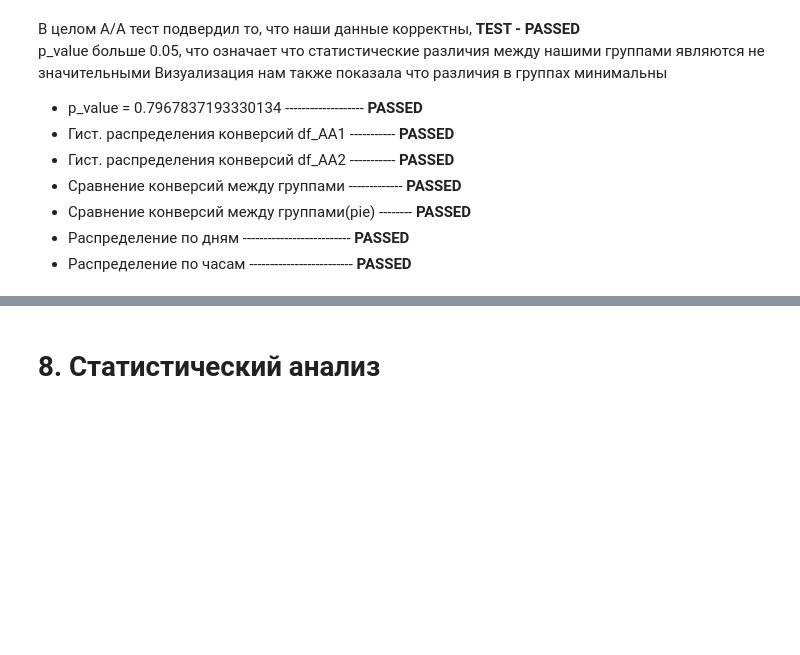
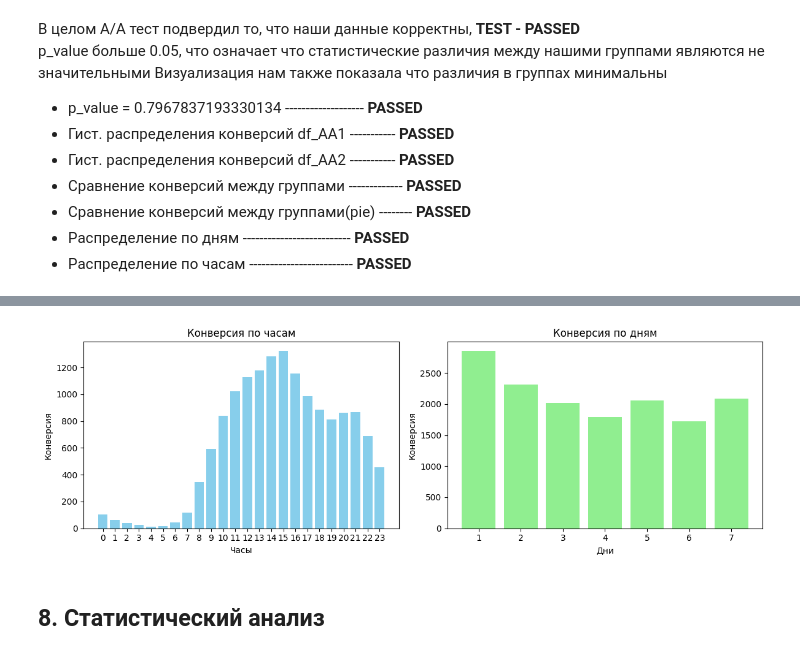
Before and after one commit to Rishat-Ver/1T_data_analyst, a Jupyter notebook: homework/3. Анализ эффективности маркетинговой кампании.ipynb, the cells around one changed output, grey strips where cells are left out. Cells and saved outputs as stored; diff of their text form; code cells hidden in the pictures; blank space fills up the shorter version.

```diff
--- a/homework/3. Анализ эффективности маркетинговой кампании.ipynb
+++ b/homework/3. Анализ эффективности маркетинговой кампании.ipynb
@@ -390,2 +365,28 @@ p_value больше 0.05, что означает что статистичес
+# %%
+fig, ax = plt.subplots(1, 2, figsize=(12, 4))
+
+df_convers = df[df['converted'] == 1]
+df_hour = df_convers['most ads hour'].value_counts().sort_index()
+df_day = df_convers['day of week'].value_counts().sort_index()
+
+# -----------------------------------------------------Часы--------------------------------------------------------
+ax[0].bar(df_hour.index, df_hour.values, color='skyblue')
+ax[0].set_title('Конверсия по часам')
+ax[0].set_xlabel('Часы')
+ax[0].set_ylabel('Конверсия')
+ax[0].set_xticks(df_hour.index)
+
+# -----------------------------------------------------Дни--------------------------------------------------------
+ax[1].bar(df_day.index, df_day.values, color='lightgreen')
+ax[1].set_title('Конверсия по дням')
+ax[1].set_xlabel('Дни')
+ax[1].set_ylabel('Конверсия')
+ax[1].set_xticks(df_day.index)
+
+
+plt.tight_layout()
+plt.show()
+# %% [output]
+[figure, added]
 # %% [markdown]
-# 8. Статистический анализ
+## 8. Статистический анализ
```
Also changed, not shown: parts of 23 cells of this notebook.
